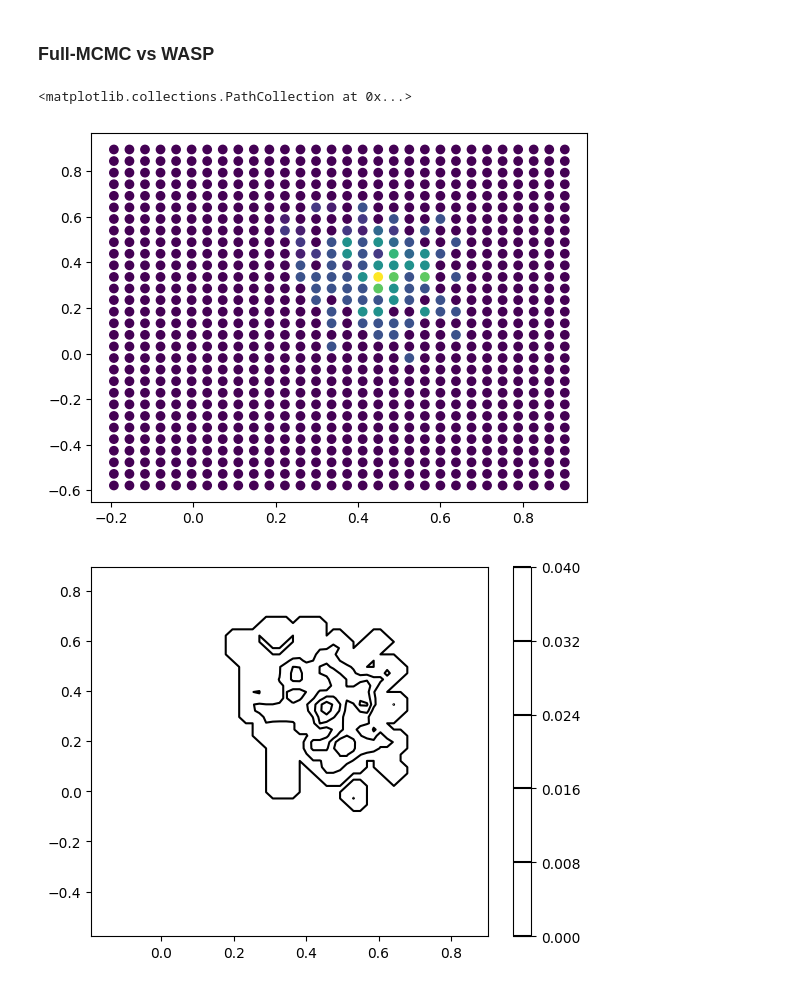
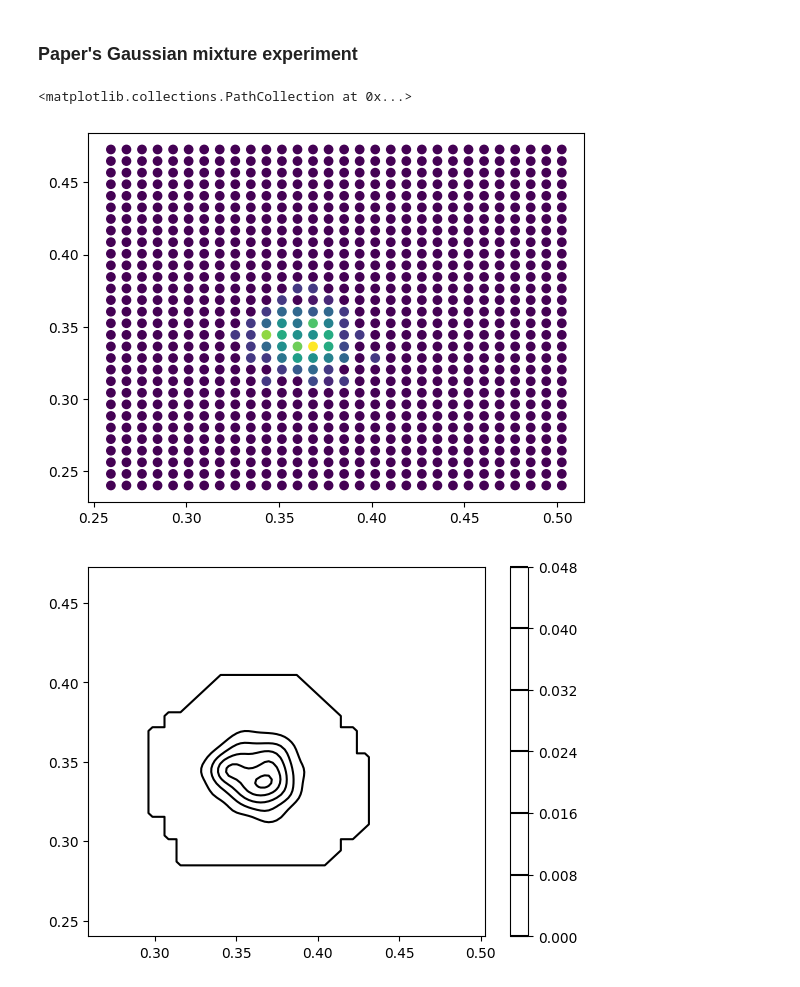
Before and after one commit to VictorBaillet/WASP-experiments, a Jupyter notebook: results.ipynb, the cells around one changed output. Cells and saved outputs as stored; diff of their text form; code cells hidden in the pictures.

Commit message:
update results visualization

```diff
--- a/results.ipynb
+++ b/results.ipynb
@@ -18,9 +21,9 @@ from utils.general_utils import *
 
 data_path = 'data'
 # %% [markdown]
-### Full-MCMC vs WASP
+### Paper's Gaussian mixture experiment
 # %%
-config_path = os.path.join('config', 'test.yaml')
+config_path = os.path.join('config', 'experience_1.yaml')
 with open(config_path) as f:
     config = yaml.load(f, Loader=yaml.FullLoader)
 
@@ -41,22 +44,23 @@ with open(file_path_support, 'rb') as file:
 plt.scatter(overallPost[:, 0], overallPost[:, 1], c=xsol[:30*30])
 # %% [output]
 <matplotlib.collections.PathCollection at 0x...>
-[figure, old version]
+[figure, new version]
 # %%
 x, y = overallPost[:, 0], overallPost[:, 1]
 z = xsol[:30*30]  # Your density or value for each point
 
 # Create grid
-xi = np.linspace(x.min(), x.max(), 60)
-yi = np.linspace(y.min(), y.max(), 60)
+xi = np.linspace(x.min(), x.max(), 100)
+yi = np.linspace(y.min(), y.max(), 100)
 xi, yi = np.meshgrid(xi, yi)
 
 # Interpolate z values on this grid
 zi = griddata((x, y), z, (xi, yi), method='linear')
+zi = gaussian_filter(zi, sigma=2)
 
 # Plot
 plt.contour(xi, yi, zi, levels=5, colors='black')  # Adjust levels as needed
 plt.colorbar()  # Show color scale
 plt.show()
 # %% [output]
-[figure, old version]
+[figure, new version]
```
Also changed, not shown: parts of 8 cells of this notebook, 21 other files.
